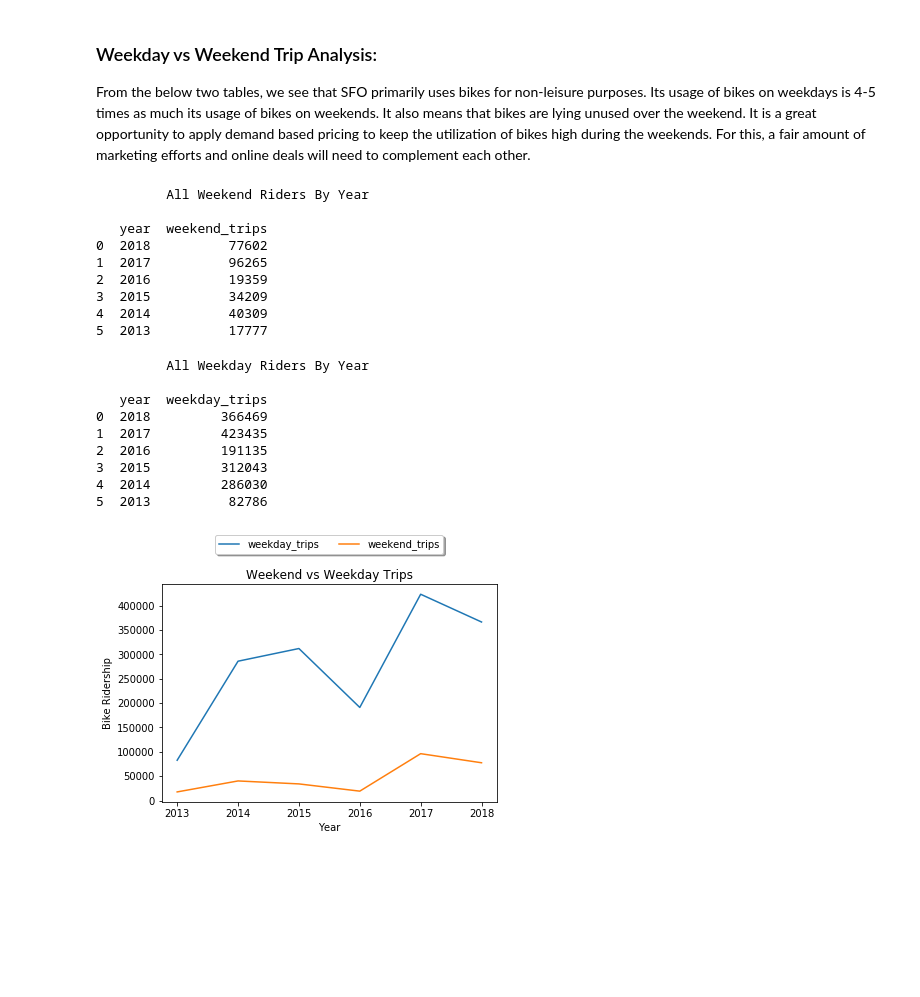
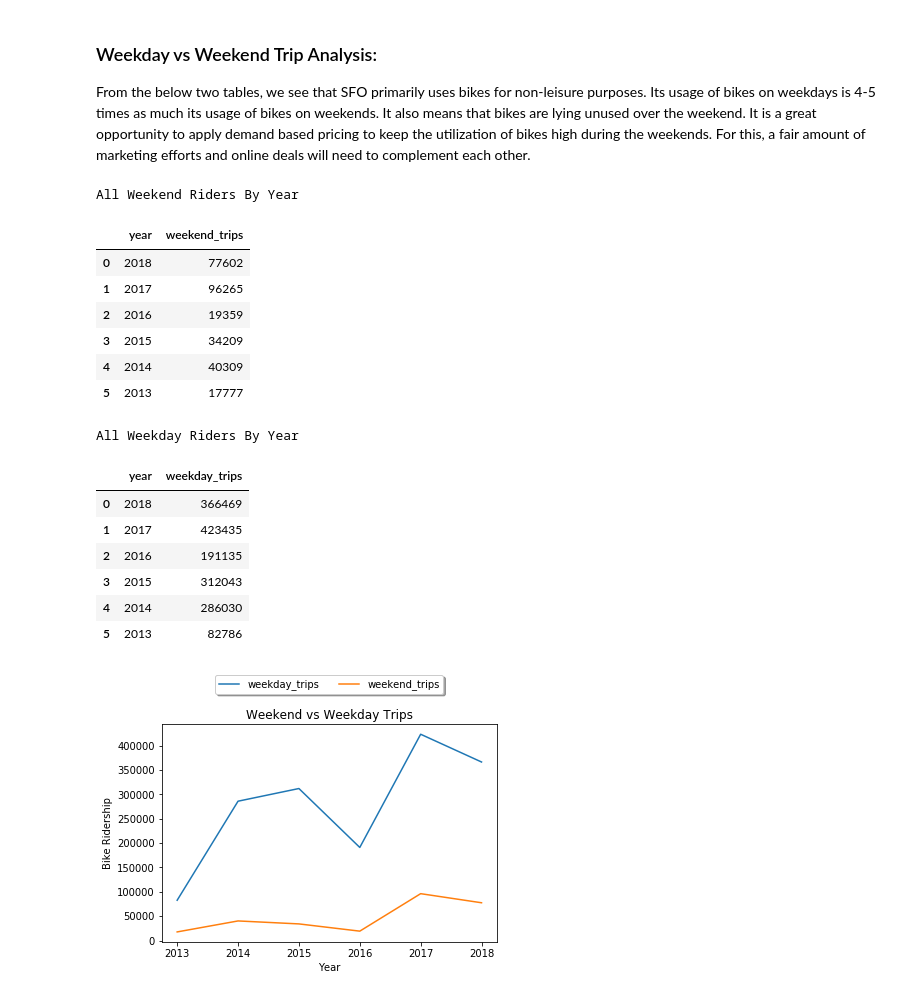
Before and after one commit to KOlenja721/BigQuery, a Jupyter notebook: AnandEyunni.ipynb, the cells around one changed output. Cells and saved outputs as stored; diff of their text form; code cells hidden in the pictures; blank space fills up the shorter version.

```diff
--- a/AnandEyunni.ipynb
+++ b/AnandEyunni.ipynb
@@ -192,36 +185,34 @@ From the below two tables, we see that SFO primarily uses bikes for non-leisure
 ! bq query -q --format=csv --use_legacy_sql=FALSE 'select EXTRACT(YEAR FROM start_date) as year, count(*) as weekend_trips  from `bigquery-public-data.san_francisco_bikeshare.bikeshare_trips` where Extract(DAYOFWEEK FROM start_date) = 1 or Extract(DAYOFWEEK FROM start_date) = 7 group by year order by year desc' > weekend_trips.csv
 # %%
 weekend_trips = pd.read_csv("weekend_trips.csv")
-print('\n\t All Weekend Riders By Year\n  ')
-print(weekend_trips)
+print('\nAll Weekend Riders By Year  ')
+weekend_trips
 # %% [output]
-         All Weekend Riders By Year
-
-   year  weekend_trips
-0  2018          77602
-1  2017          96265
-2  2016          19359
-3  2015          34209
-4  2014          40309
-5  2013          17777
+All Weekend Riders By Year
+|  | year | weekend_trips |
+| 0 | 2018 | 77602 |
+| 1 | 2017 | 96265 |
+| 2 | 2016 | 19359 |
+| 3 | 2015 | 34209 |
+| 4 | 2014 | 40309 |
+| 5 | 2013 | 17777 |
 # %%
 #The below query checks for weekday trips each year
 
 ! bq query -q --format=csv --use_legacy_sql=FALSE 'select EXTRACT(YEAR FROM start_date) as year, count(*) as weekday_trips  from `bigquery-public-data.san_francisco_bikeshare.bikeshare_trips` where Extract(DAYOFWEEK FROM start_date) != 1 and Extract(DAYOFWEEK FROM start_date) != 7 group by year order by year desc' > weekday_trips.csv
 # %%
 weekday_trips = pd.read_csv("weekday_trips.csv")
-print('\n\t All Weekday Riders By Year\n')
-print(weekday_trips)
+print('\nAll Weekday Riders By Year')
+weekday_trips
 # %% [output]
-         All Weekday Riders By Year
-
-   year  weekday_trips
-0  2018         366469
-1  2017         423435
-2  2016         191135
-3  2015         312043
-4  2014         286030
-5  2013          82786
+All Weekday Riders By Year
+|  | year | weekday_trips |
+| 0 | 2018 | 366469 |
+| 1 | 2017 | 423435 |
+| 2 | 2016 | 191135 |
+| 3 | 2015 | 312043 |
+| 4 | 2014 | 286030 |
+| 5 | 2013 | 82786 |
 # %%
 line_chart1 = plt.plot(weekday_trips['year'], weekday_trips['weekday_trips'])
 line_chart2 = plt.plot(weekend_trips['year'], weekend_trips['weekend_trips'])
```
Also changed, not shown: parts of 7 cells of this notebook, 8 other files.
